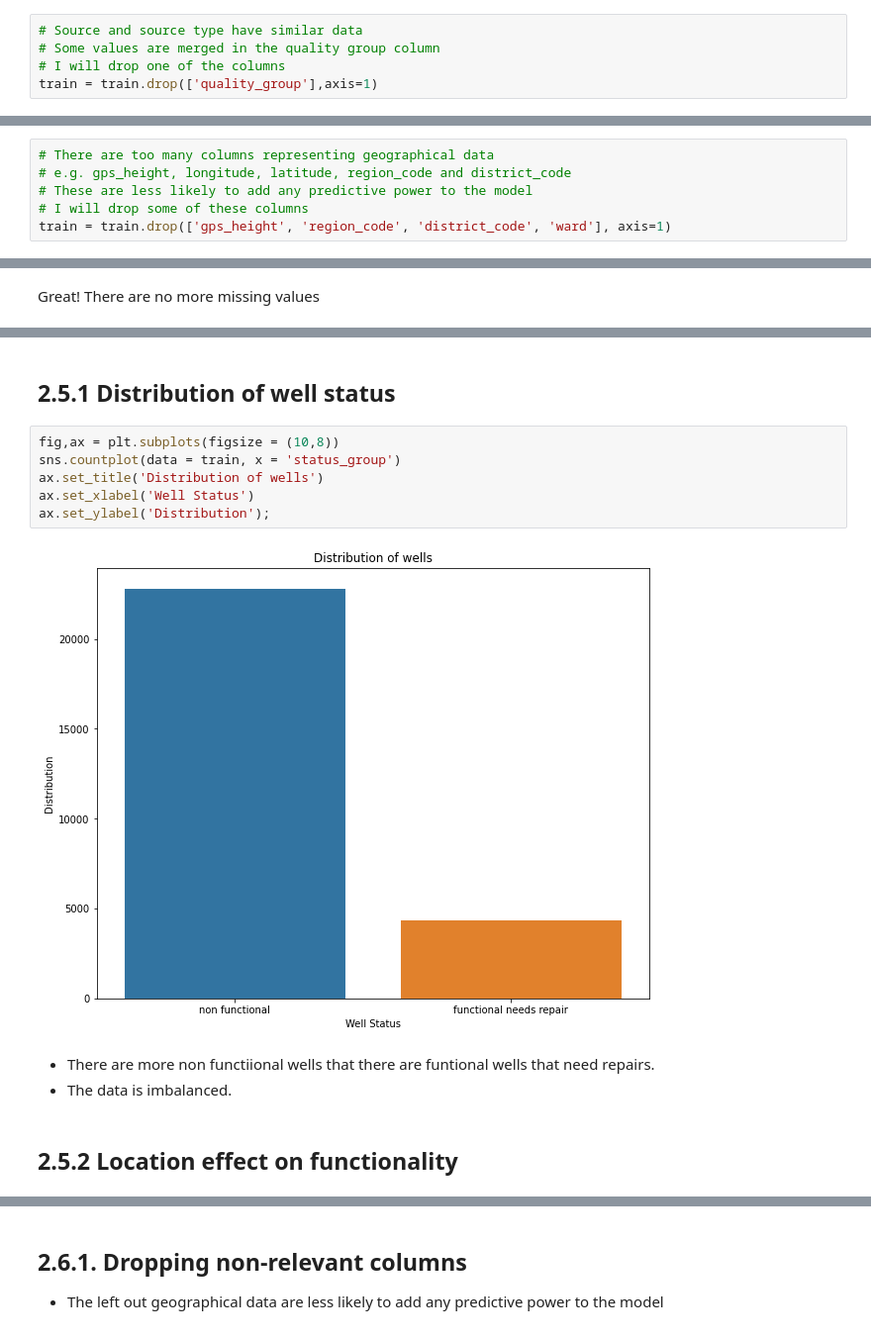
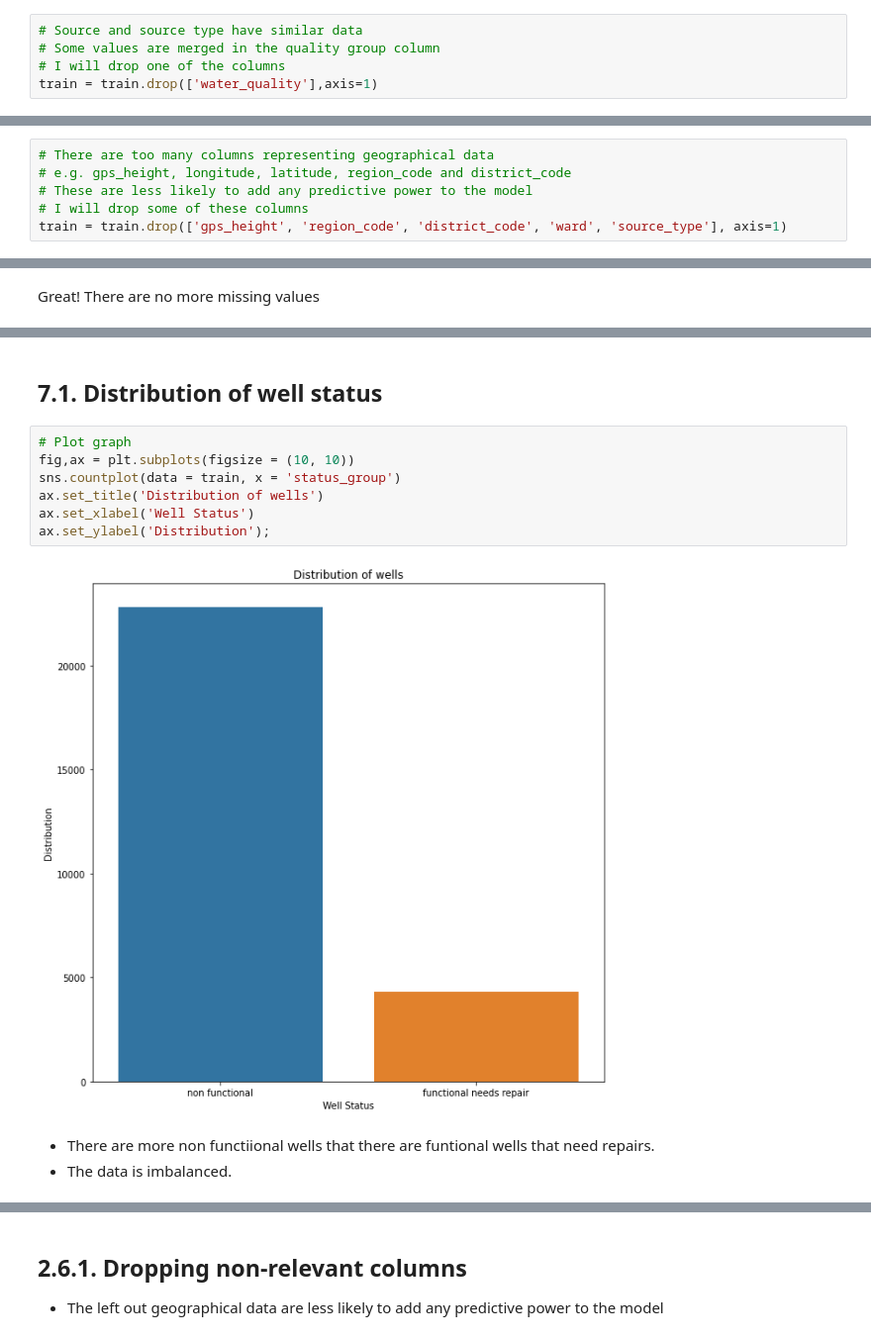
Before and after one commit to MercyNgila/Tanzanian-Water-Pump-Status, a Jupyter notebook: Pump It Up Notebook.ipynb, the cells around one changed output, grey strips where cells are left out. Shown at 99% size. Saved outputs shown, nothing was run; the diff lists cells and outputs as text.

```diff
--- a/Pump It Up Notebook.ipynb
+++ b/Pump It Up Notebook.ipynb
@@ -392,7 +393,7 @@ Name: quality_group, dtype: int64
 # Source and source type have similar data
 # Some values are merged in the quality group column
 # I will drop one of the columns
-train = train.drop(['quality_group'],axis=1)
+train = train.drop(['water_quality'],axis=1)
 # %% [markdown]
 #### Payment
 # %%
@@ -524,5 +523,5 @@ train = train.drop(['extraction_type', 'extraction_type_group'],axis=1)
 # e.g. gps_height, longitude, latitude, region_code and district_code
 # These are less likely to add any predictive power to the model
 # I will drop some of these columns
-train = train.drop(['gps_height', 'region_code', 'district_code', 'ward'], axis=1)
+train = train.drop(['gps_height', 'region_code', 'district_code', 'ward', 'source_type'], axis=1)
 # %% [markdown]
@@ -852,15 +854,14 @@ Answer a few questions:
 # %% [markdown]
-## 2.5.1 Distribution of well status
+## 7.1. Distribution of well status
 # %%
-fig,ax = plt.subplots(figsize = (10,8))
+# Plot graph
+fig,ax = plt.subplots(figsize = (10, 10))
 sns.countplot(data = train, x = 'status_group')
 ax.set_title('Distribution of wells')
 ax.set_xlabel('Well Status')
 ax.set_ylabel('Distribution');
 # %% [output]
-[figure, old version]
+[figure, new version]
 # %% [markdown]
 - There are more non functiional wells that there are funtional wells that need repairs.
 - The data is imbalanced.
-# %% [markdown]
-## 2.5.2 Location effect on functionality
```
Also changed, not shown: parts of 87 cells of this notebook.
